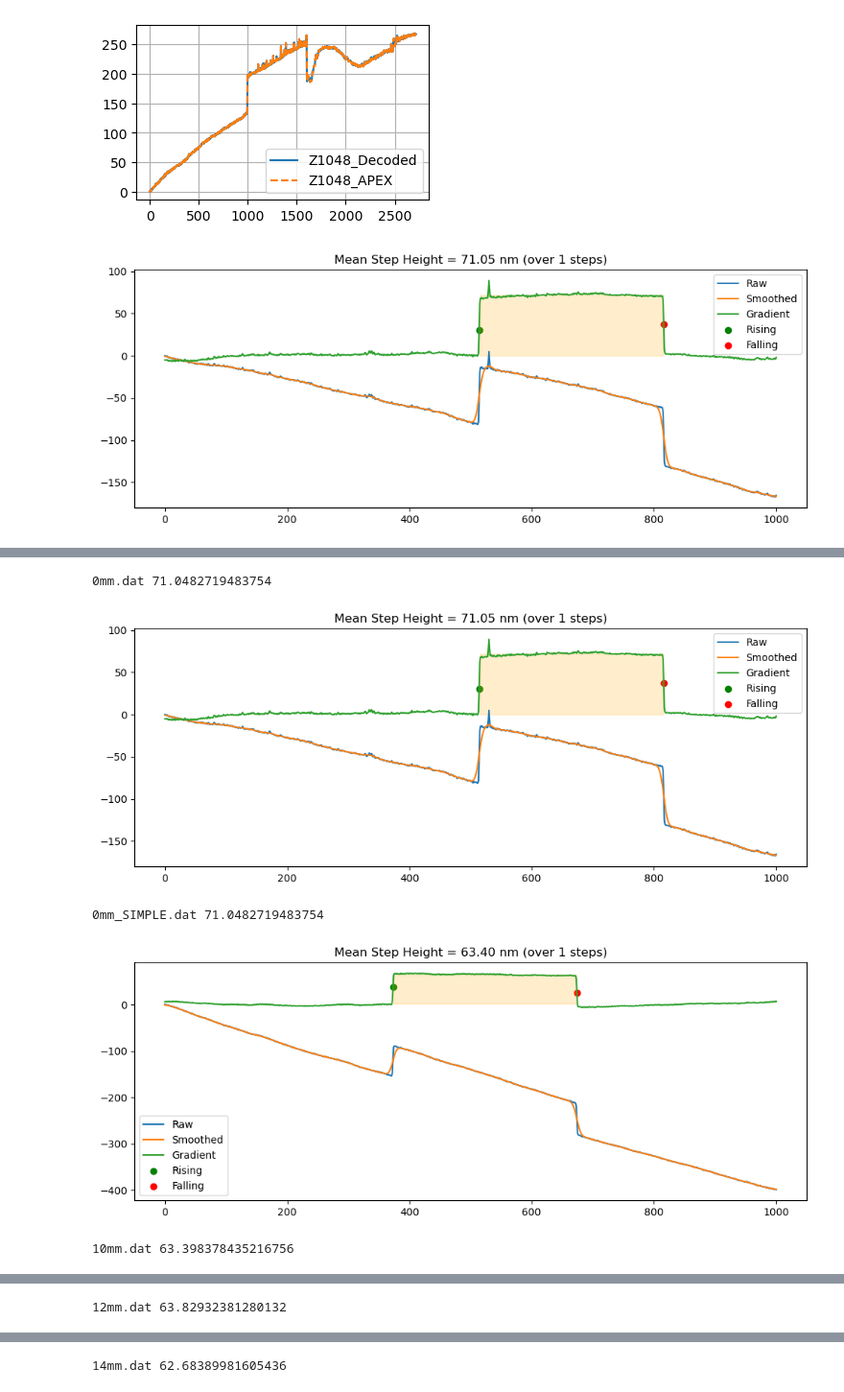
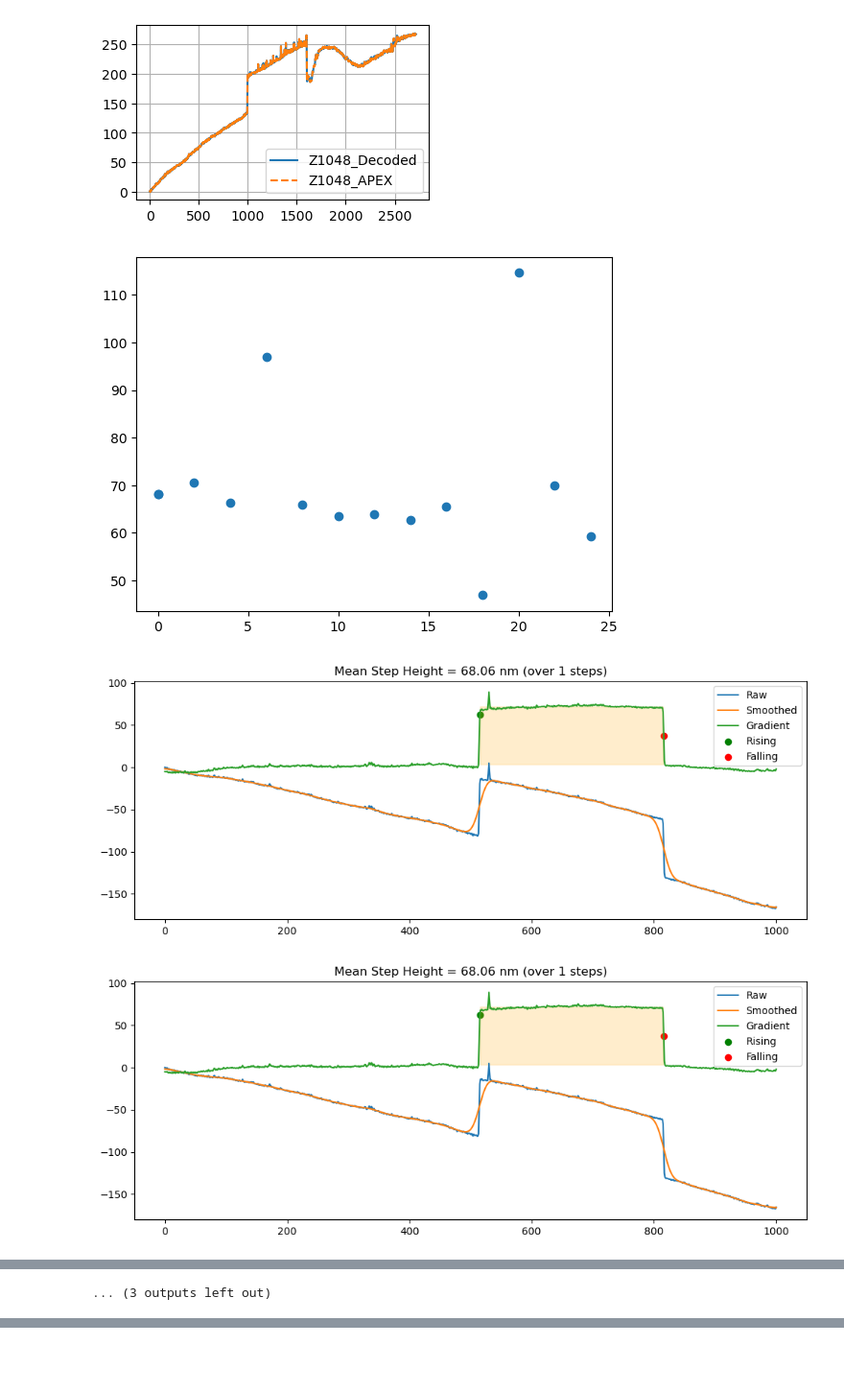
Before and after one commit to duxinyi1996/P7_dat2txt, a Jupyter notebook: P7_dat2txt.ipynb, the cells around one changed output, grey strips where cells are left out. Shown at 96% size. Drawn from its saved outputs; the diff is of its cells as text; code cells hidden in the pictures; blank space fills up the shorter version.

```diff
--- a/P7_dat2txt.ipynb
+++ b/P7_dat2txt.ipynb
@@ -2,9 +2,9 @@
 import numpy as np
 import matplotlib.pyplot as plt
 import pandas as pd
-import os
+import os, re
 
-def batch_convert_folder(folder_path, extension=".txt"):
+def batch_convert_folder(folder_path, extension=".txt", mute = False):
     """
     Converts all .dat files in a folder to .txt step profiles.
     Saves outputs next to input files.
@@ -16,11 +16,11 @@ def batch_convert_folder(folder_path, extension=".txt"):
     data = {}
     for fname in files:
         file_path = os.path.join(folder_path, fname)
-        z = convert_dat(file_path, extension)
+        z = convert_dat(file_path, extension, mute)
         data.update({fname:z})
     return data
 
-def batch_convert_file(file, extension=".txt"):
+def batch_convert_file(file, extension=".txt", mute = False):
     """
     Converts .dat file(s) to .txt step profiles.
     Saves outputs next to input files.
@@ -35,11 +35,11 @@ def batch_convert_file(file, extension=".txt"):
     data = {}
     for file_path in files:
         fname = os.path.basename(file_path)
-        z = convert_dat(file_path, extension)
+        z = convert_dat(file_path, extension, mute)
         data.update({fname:z})
     return data
 
-def convert_dat(file_path, extension=".txt"):
+def convert_dat(file_path, extension=".txt", mute = False):
     try:
         z = P7_dat2Z(file_path)
         folder_path = os.path.dirname(file_path)
@@ -48,7 +48,8 @@ def convert_dat(file_path, extension=".txt"):
         out_path = os.path.join(folder_path, output_name)
         data = np.column_stack((np.arange(len(z)),z))
         np.savetxt(out_path, data, fmt="%.3f",delimiter='\t\t\t',header="Points\t\t\tZ (nm)\t\t\t")
-        print(f"Saved: {output_name}")
+        if not mute:
+            print(f"Saved: {output_name}")
         return np.array(z)
     except Exception as e:
         print(f"Failed on {fname}: {e}")
@@ -139,7 +140,7 @@ def P7_dat2Z(file_path):
 from scipy.ndimage import gaussian_filter1d
 from scipy.signal import find_peaks
 
-def measure_step_height(z, sigma=5, threshold=0.1 , plot=False):
+def measure_step_height(z, sigma=10, threshold=0.5 , plot=False):
     """
     Measure step height from 1D profilometer data under ISO 25178-style leveling.
 
@@ -280,8 +281,21 @@ for fname in fname_list:
 [figure]
 # %%
 # Example 3: level the z and auto process step height
+folder = r"C:\Users\xd255\OneDrive - Cornell University\CNF\Data\20250716_Unifomity_forCorr_45deg_5As_1000A\data"
+folder_data = batch_convert_folder(folder, mute=True)
+# - Mute plot and alarm export the height value
+position = []
+height = []
+for key, value in folder_data.items():
+    step = measure_step_height(value, plot=False)
+    position.append(float(re.findall(r'\d+', key)[0]))
+    height.append(step)
+plt.scatter(position,height)
+plt.show()
+# - Plot for visualization
 for key, value in folder_data.items():
     step = measure_step_height(value, plot=True)
-    print(key,step)
 # %% [output]
-[figure, old version]
+[figure, new version]
+[figure, new version]
+[figure, new version]
@@ -288,5 +311 @@ for key, value in folder_data.items():
-0mm.dat 71.0482719483754
+... (3 outputs left out)
-[figure, old version]
-0mm_SIMPLE.dat 71.0482719483754
-[figure, old version]
-10mm.dat 63.398378435216756
@@ -294 +311,0 @@ for key, value in folder_data.items():
-12mm.dat 63.82932381280132
@@ -296 +311,0 @@ for key, value in folder_data.items():
-14mm.dat 62.68389981605436
```
Also changed, not shown: parts of 1 cell of this notebook, 1 other file.
